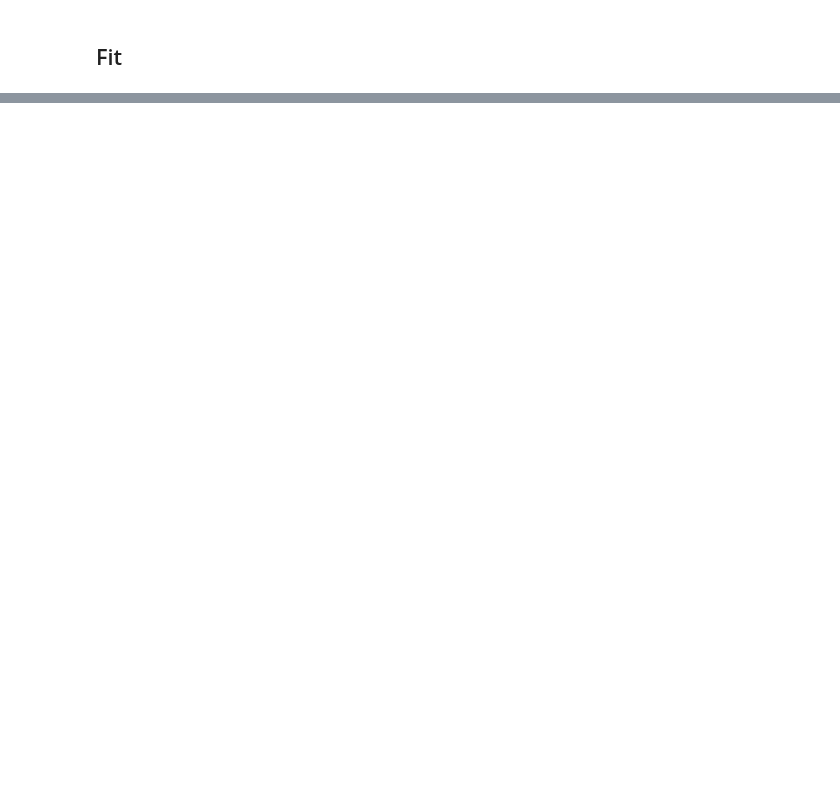
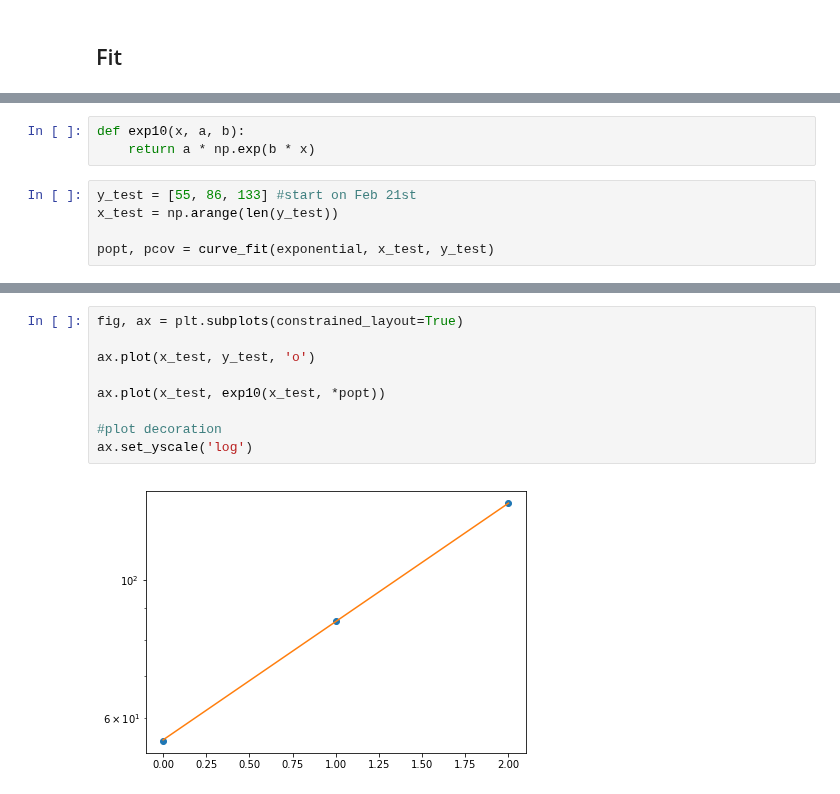
Before and after one commit to albortros/COVID-19, a Jupyter notebook: model-DummyExp-national-ItalyVsSpain/DummyExp-ItalyVsSpain.ipynb, the cells around one changed output, grey strips where cells are left out. Drawn from its saved outputs; the diff is of its cells as text; blank space fills up the shorter version.

```diff
--- a/model-DummyExp-national-ItalyVsSpain/DummyExp-ItalyVsSpain.ipynb
+++ b/model-DummyExp-national-ItalyVsSpain/DummyExp-ItalyVsSpain.ipynb
@@ -107,0 +204,8 @@ fig.savefig('plot/COVIDdeaths_ItalyVsSpain.png', dpi = 300)
+# %%
+def exp10(x, a, b):
+    return a * np.exp(b * x)
+# %%
+y_test = [55, 86, 133] #start on Feb 21st
+x_test = np.arange(len(y_test))
+
+popt, pcov = curve_fit(exponential, x_test, y_test)
@@ -107,0 +220,11 @@ fig.savefig('plot/COVIDdeaths_ItalyVsSpain.png', dpi = 300)
+# %%
+fig, ax = plt.subplots(constrained_layout=True)
+
+ax.plot(x_test, y_test, 'o')
+
+ax.plot(x_test, exp10(x_test, *popt))
+
+#plot decoration
+ax.set_yscale('log')
+# %% [output]
+[figure, added]
```
Also changed, not shown: parts of 16 cells of this notebook, 2 other files.
